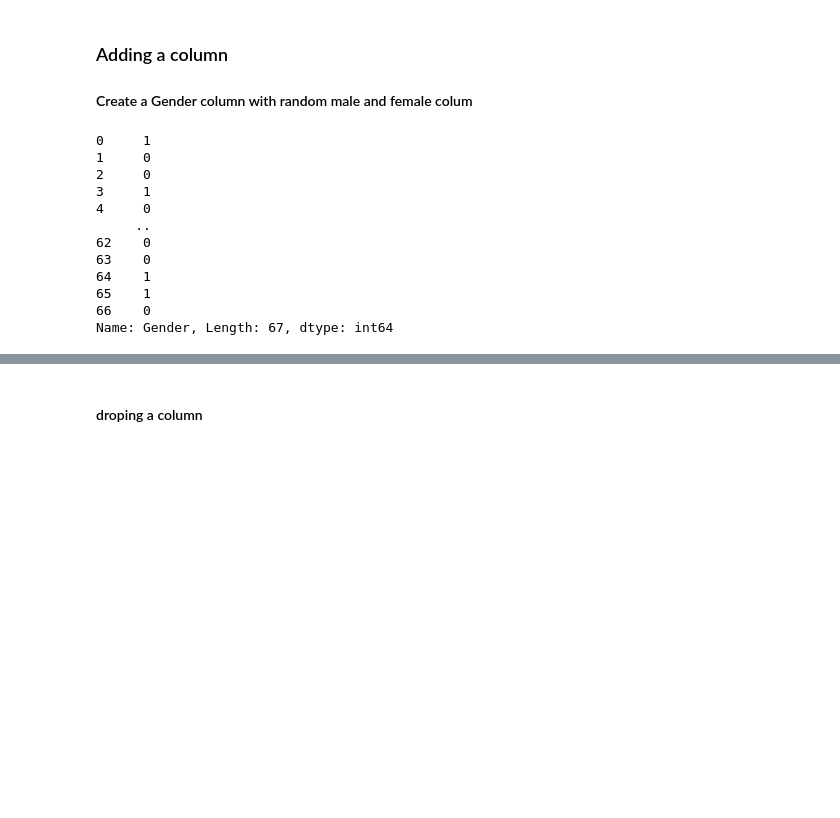
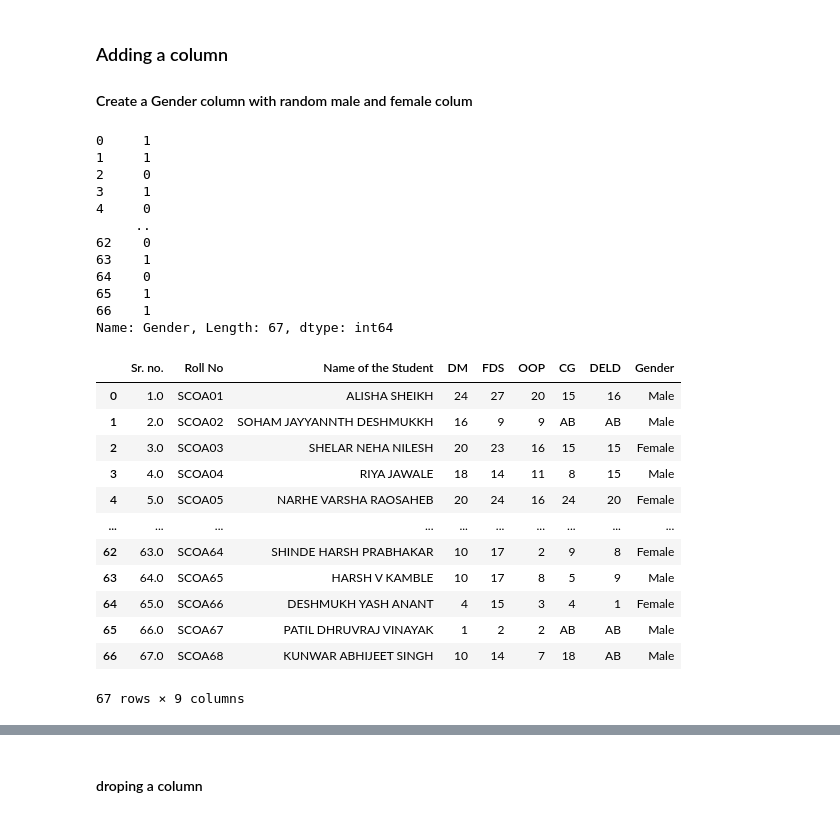
Before and after one commit to NishantK30/TE-labs, a Jupyter notebook: DSBDL/P1/DSBDAL_P1_L1.ipynb, the cells around one changed output, grey strips where cells are left out. Saved outputs shown, nothing was run; the diff lists cells and outputs as text; code cells hidden in the pictures; blank space fills up the shorter version.

```diff
--- a/DSBDL/P1/DSBDAL_P1_L1.ipynb
+++ b/DSBDL/P1/DSBDAL_P1_L1.ipynb
@@ -66,19 +66,35 @@ for i in range(67):
 # %%
 pd_excel["Gender"] = gender
 # %%
-pd_excel['Gender']
+pd_excel['DM'].drop_duplicates().count()pd_excel['Gender']
 # %% [output]
 0     1
-1     0
+1     1
 2     0
 3     1
 4     0
      ..
 62    0
-63    0
-64    1
+63    1
+64    0
 65    1
-66    0
+66    1
 Name: Gender, Length: 67, dtype: int64
 # %%
 pd_excel["Gender"] = pd_excel["Gender"].replace({1:'Male',0:'Female'})
+# %%
+pd_excel
+# %% [output]
+|  | Sr. no. | Roll No | Name of the Student | DM | FDS | OOP | CG | DELD | Gender |
+| 0 | 1.0 | SCOA01 | ALISHA SHEIKH | 24 | 27 | 20 | 15 | 16 | Male |
+| 1 | 2.0 | SCOA02 | SOHAM JAYYANNTH DESHMUKKH | 16 | 9 | 9 | AB | AB | Male |
+| 2 | 3.0 | SCOA03 | SHELAR NEHA NILESH | 20 | 23 | 16 | 15 | 15 | Female |
+| 3 | 4.0 | SCOA04 | RIYA JAWALE | 18 | 14 | 11 | 8 | 15 | Male |
+| 4 | 5.0 | SCOA05 | NARHE VARSHA RAOSAHEB | 20 | 24 | 16 | 24 | 20 | Female |
+| ... | ... | ... | ... | ... | ... | ... | ... | ... | ... |
+| 62 | 63.0 | SCOA64 | SHINDE HARSH PRABHAKAR | 10 | 17 | 2 | 9 | 8 | Female |
+| 63 | 64.0 | SCOA65 | HARSH V KAMBLE | 10 | 17 | 8 | 5 | 9 | Male |
+| 64 | 65.0 | SCOA66 | DESHMUKH YASH ANANT | 4 | 15 | 3 | 4 | 1 | Female |
+| 65 | 66.0 | SCOA67 | PATIL DHRUVRAJ VINAYAK | 1 | 2 | 2 | AB | AB | Male |
+| 66 | 67.0 | SCOA68 | KUNWAR ABHIJEET SINGH | 10 | 14 | 7 | 18 | AB | Male |
+67 rows × 9 columns
```
Also changed, not shown: parts of 27 cells of this notebook, 4 other files.
